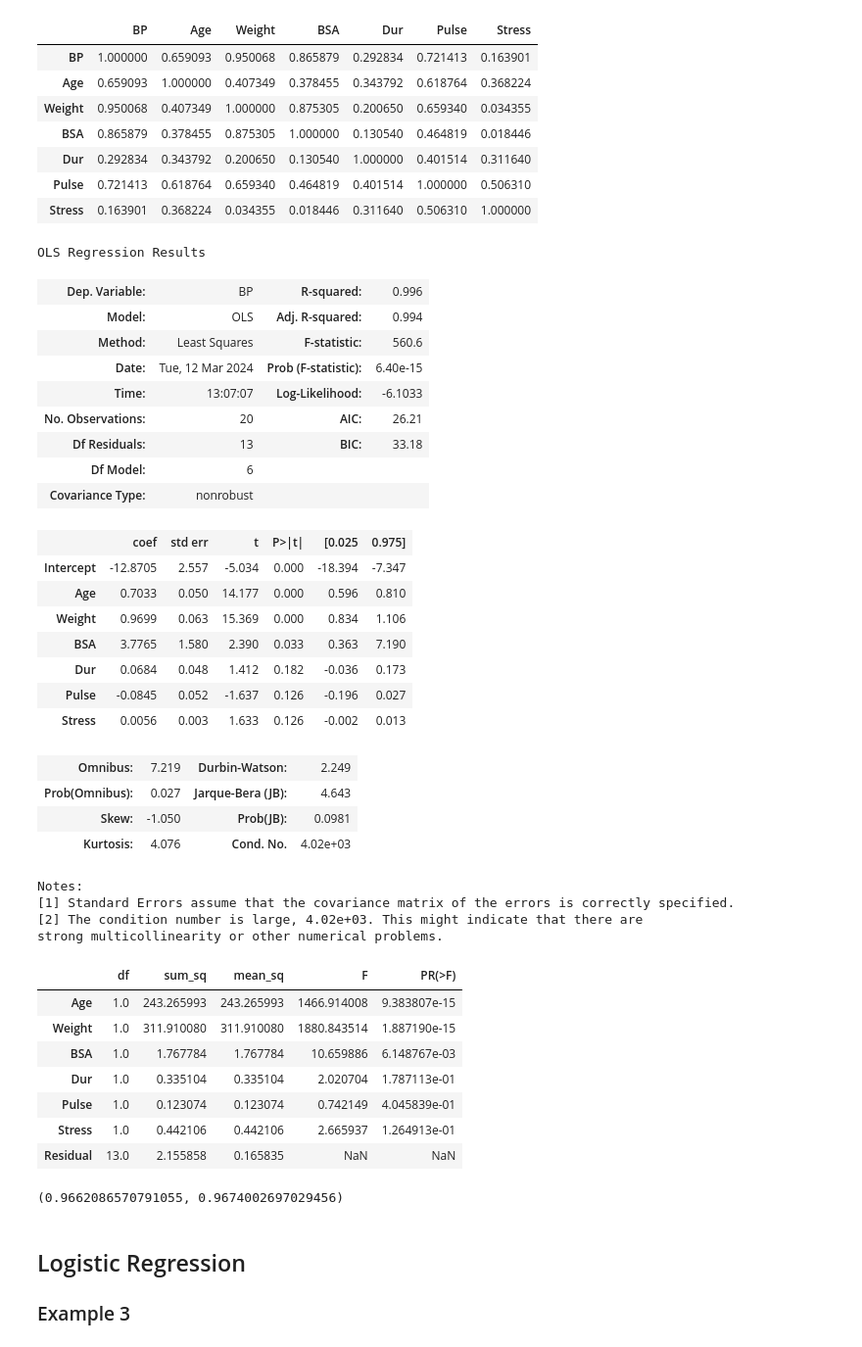
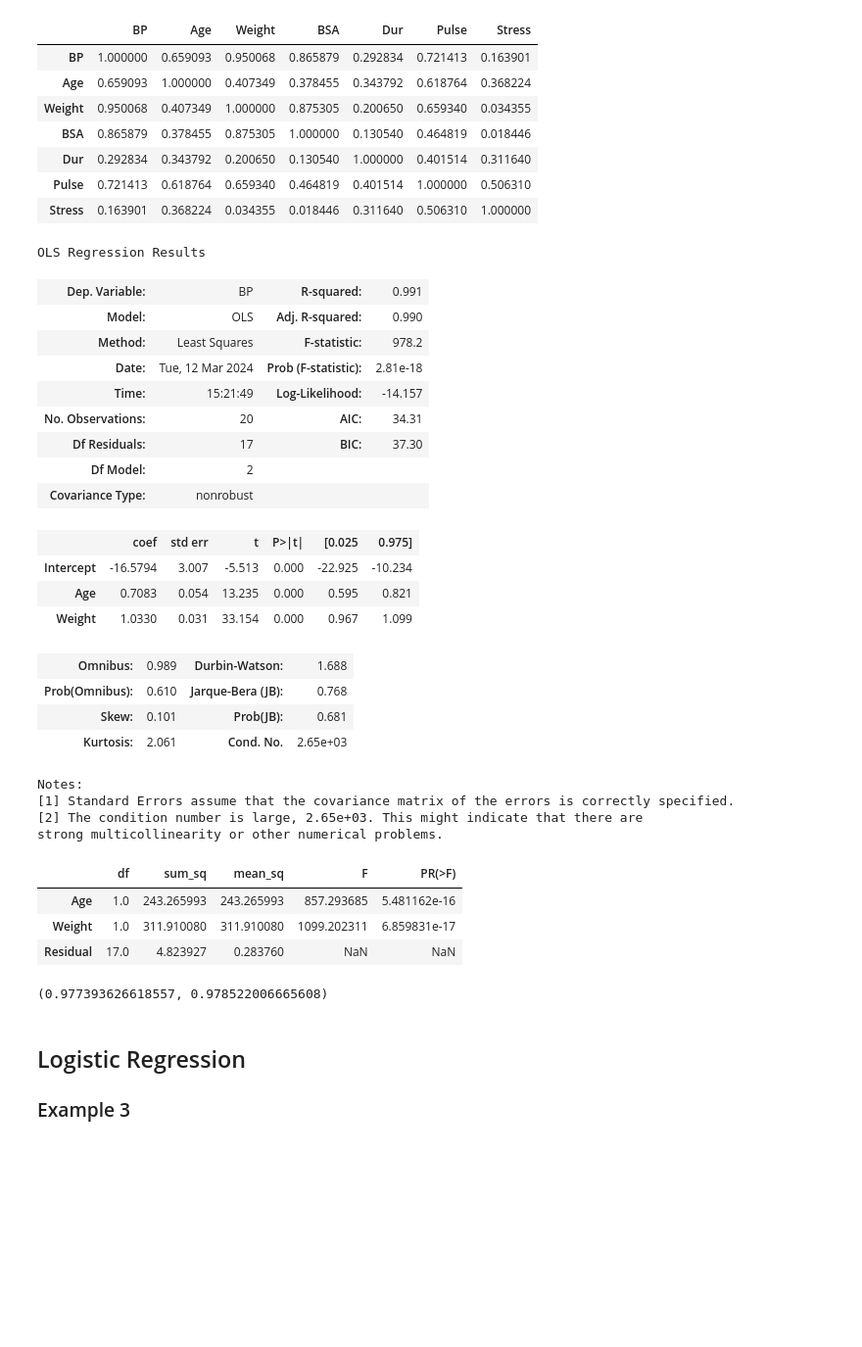
Before and after one commit to kaygun/2024-Spring-388E, a Jupyter notebook: lectures/lecture-05.ipynb, the cells around one changed output. Shown: that part at 98% size. Drawn from its saved outputs; the diff is of its cells as text; code cells hidden in the pictures; blank space fills up the shorter version.

```diff
--- a/lectures/lecture-05.ipynb
+++ b/lectures/lecture-05.ipynb
@@ -254,50 +248,42 @@ bp.corr()
 | Pulse | 0.721413 | 0.618764 | 0.659340 | 0.464819 | 0.401514 | 1.000000 | 0.506310 |
 | Stress | 0.163901 | 0.368224 | 0.034355 | 0.018446 | 0.311640 | 0.506310 | 1.000000 |
 # %%
-model = ols('BP ~ Age + Weight + BSA + Dur + Pulse + Stress', data=bp).fit()
+model = ols('BP ~ Age + Weight', data=bp).fit()
 model.summary()
 # %% [output]
 OLS Regression Results
-| Dep. Variable: | BP | R-squared: | 0.996 |
-| Model: | OLS | Adj. R-squared: | 0.994 |
-| Method: | Least Squares | F-statistic: | 560.6 |
-| Date: | Tue, 12 Mar 2024 | Prob (F-statistic): | 6.40e-15 |
-| Time: | 13:07:07 | Log-Likelihood: | -6.1033 |
-| No. Observations: | 20 | AIC: | 26.21 |
-| Df Residuals: | 13 | BIC: | 33.18 |
-| Df Model: | 6 |  |  |
+| Dep. Variable: | BP | R-squared: | 0.991 |
+| Model: | OLS | Adj. R-squared: | 0.990 |
+| Method: | Least Squares | F-statistic: | 978.2 |
+| Date: | Tue, 12 Mar 2024 | Prob (F-statistic): | 2.81e-18 |
+| Time: | 15:21:49 | Log-Likelihood: | -14.157 |
+| No. Observations: | 20 | AIC: | 34.31 |
+| Df Residuals: | 17 | BIC: | 37.30 |
+| Df Model: | 2 |  |  |
 | Covariance Type: | nonrobust |  |  |
 |  | coef | std err | t | P>|t| | [0.025 | 0.975] |
-| Intercept | -12.8705 | 2.557 | -5.034 | 0.000 | -18.394 | -7.347 |
-| Age | 0.7033 | 0.050 | 14.177 | 0.000 | 0.596 | 0.810 |
-| Weight | 0.9699 | 0.063 | 15.369 | 0.000 | 0.834 | 1.106 |
-| BSA | 3.7765 | 1.580 | 2.390 | 0.033 | 0.363 | 7.190 |
-| Dur | 0.0684 | 0.048 | 1.412 | 0.182 | -0.036 | 0.173 |
-| Pulse | -0.0845 | 0.052 | -1.637 | 0.126 | -0.196 | 0.027 |
-| Stress | 0.0056 | 0.003 | 1.633 | 0.126 | -0.002 | 0.013 |
+| Intercept | -16.5794 | 3.007 | -5.513 | 0.000 | -22.925 | -10.234 |
+| Age | 0.7083 | 0.054 | 13.235 | 0.000 | 0.595 | 0.821 |
+| Weight | 1.0330 | 0.031 | 33.154 | 0.000 | 0.967 | 1.099 |
-| Omnibus: | 7.219 | Durbin-Watson: | 2.249 |
-| Prob(Omnibus): | 0.027 | Jarque-Bera (JB): | 4.643 |
-| Skew: | -1.050 | Prob(JB): | 0.0981 |
-| Kurtosis: | 4.076 | Cond. No. | 4.02e+03 |
+| Omnibus: | 0.989 | Durbin-Watson: | 1.688 |
+| Prob(Omnibus): | 0.610 | Jarque-Bera (JB): | 0.768 |
+| Skew: | 0.101 | Prob(JB): | 0.681 |
+| Kurtosis: | 2.061 | Cond. No. | 2.65e+03 |
 Notes:
 [1] Standard Errors assume that the covariance matrix of the errors is correctly specified.
-[2] The condition number is large, 4.02e+03. This might indicate that there are
+[2] The condition number is large, 2.65e+03. This might indicate that there are
 strong multicollinearity or other numerical problems.
 # %%
 sm.stats.anova_lm(model)
 # %% [output]
 |  | df | sum_sq | mean_sq | F | PR(>F) |
-| Age | 1.0 | 243.265993 | 243.265993 | 1466.914008 | 9.383807e-15 |
-| Weight | 1.0 | 311.910080 | 311.910080 | 1880.843514 | 1.887190e-15 |
-| BSA | 1.0 | 1.767784 | 1.767784 | 10.659886 | 6.148767e-03 |
-| Dur | 1.0 | 0.335104 | 0.335104 | 2.020704 | 1.787113e-01 |
-| Pulse | 1.0 | 0.123074 | 0.123074 | 0.742149 | 4.045839e-01 |
-| Stress | 1.0 | 0.442106 | 0.442106 | 2.665937 | 1.264913e-01 |
-| Residual | 13.0 | 2.155858 | 0.165835 | NaN | NaN |
+| Age | 1.0 | 243.265993 | 243.265993 | 857.293685 | 5.481162e-16 |
+| Weight | 1.0 | 311.910080 | 311.910080 | 1099.202311 | 6.859831e-17 |
+| Residual | 17.0 | 4.823927 | 0.283760 | NaN | NaN |
 # %%
-bootstrap(bp[['Age','Weight','BSA','Dur','Pulse','Stress']], bp['BP'], ElasticNet())
+bootstrap(bp[['Age','Weight']], bp['BP'], LinearRegression())
 # %% [output]
-(0.9662086570791055, 0.9674002697029456)
+(0.977393626618557, 0.978522006665608)
 # %% [markdown]
 ## Logistic Regression
 
```
Also changed, not shown: parts of 21 cells of this notebook.
